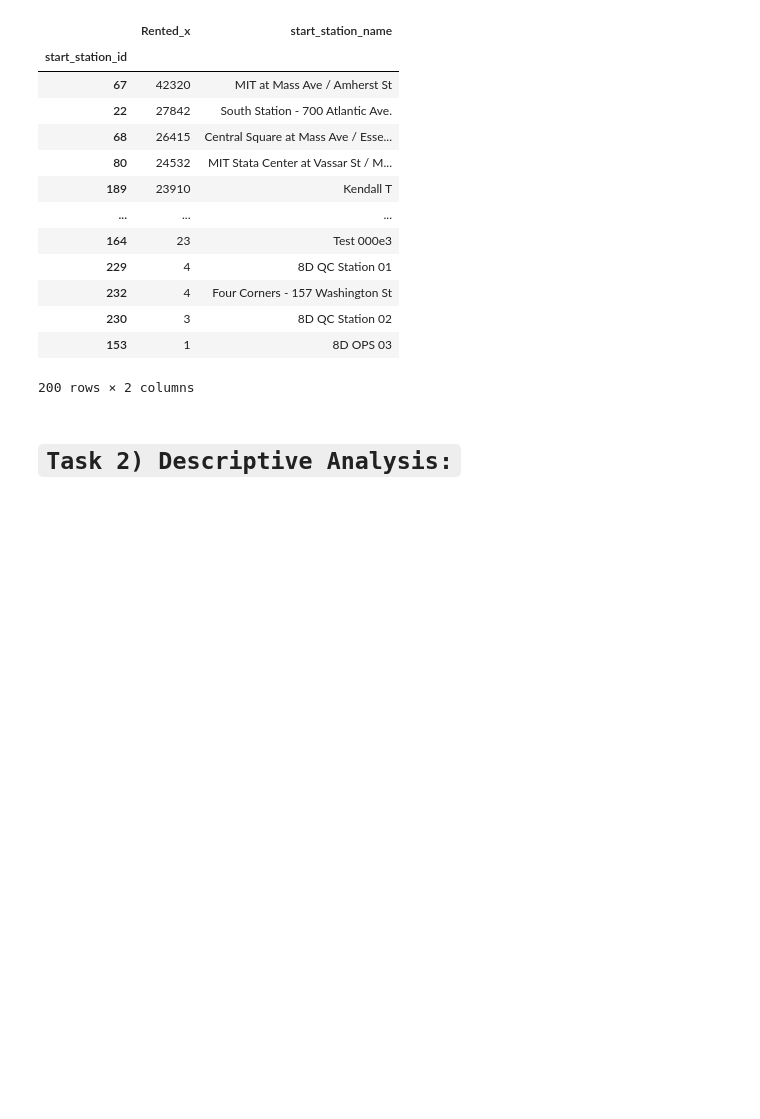
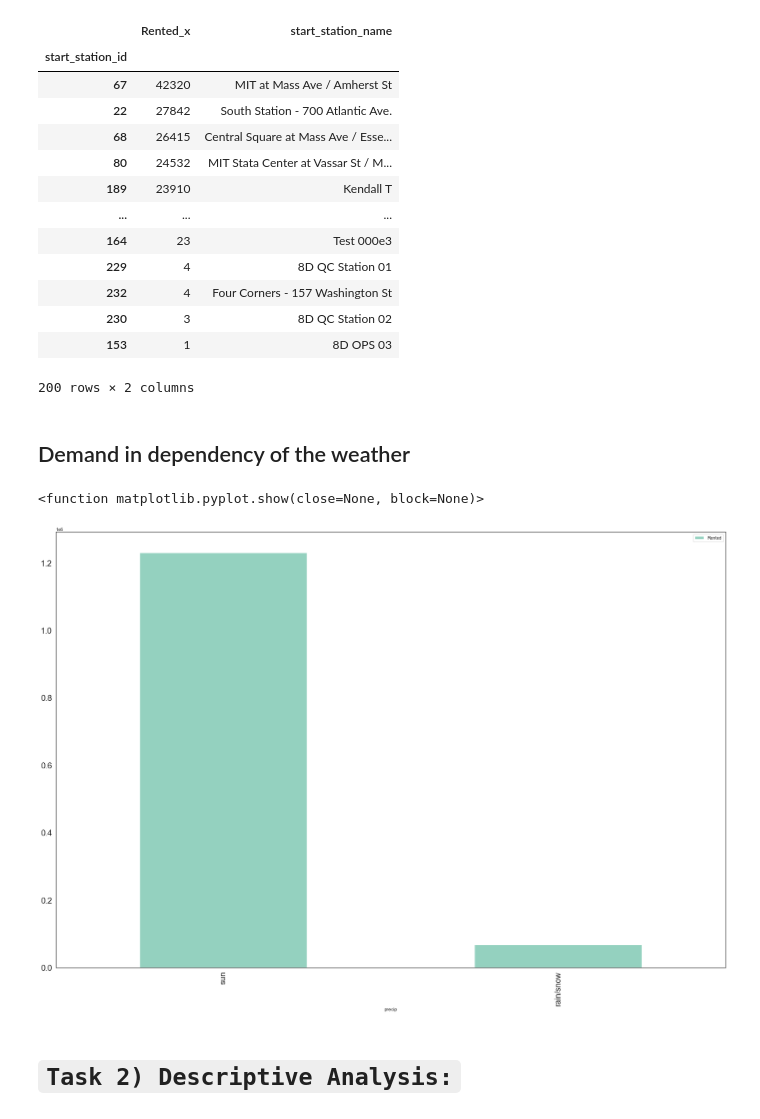
Before and after one commit to NiklasNesseler/ProjectNotFound, a Jupyter notebook: DSML_GroupProject_Boston2017.ipynb, the cells around one changed output. Saved outputs shown, nothing was run; the diff lists cells and outputs as text; code cells hidden in the pictures; blank space fills up the shorter version.

```diff
--- a/DSML_GroupProject_Boston2017.ipynb
+++ b/DSML_GroupProject_Boston2017.ipynb
@@ -542,6 +543,41 @@ inner_merge
 | 230 | 3 | 8D QC Station 02 |
 | 153 | 1 | 8D OPS 03 |
 200 rows × 2 columns
+# %% [markdown]
+## Demand in dependency of the weather
+# %%
+
+left=raw_data_boston
+right=neu_weather_2017
+
+
+inner_merge3 = pd.merge(left=left, right=right, left_on="date/hour", right_on="date_time")
+
+#inner_merge3
+
+station_rentals=inner_merge3.groupby("precip")["Rented"].sum()
+#plt.bar(stations,station_rentals, width=0.5)
+#plt.show
+#station_rentals
+#plt.hist(inner_merge3.precip,bins= inner_merge3.Rented)
+#plt.figure(figsize=(35,20)) #change your figure size as per your desire here
+#n,bins,patch = plt.hist(inner_merge3.precip,bins=2, color='green', alpha=0.8, label='Value', edgecolor='orange', linewidth=2)
+
+
+
+#dfX=pd.DataFrame({'precip':inner_merge3["precip"],'Rented':inner_merge3.groupby("precip")["Rented"].sum() })
+#df.set_index('precip')[['Rented']].plot.bar()
+df = pd.DataFrame(station_rentals, columns = ['precip','Rented'])
+df.plot.bar(x = 'precip', y = 'Rented',figsize=(30,20),fontsize = 20)
+bars = ['sun', 'rain/snow']
+y_pos = np.arange(len(bars))
+
+# Create names on the x-axis
+plt.xticks(y_pos, bars)
+plt.show
+# %% [output]
+<function matplotlib.pyplot.show(close=None, block=None)>
+[figure, added]
 # %% [markdown]
 # `Task 2) Descriptive Analysis:`
 # %% [markdown]
```
Also changed, not shown: parts of 12 cells of this notebook.
